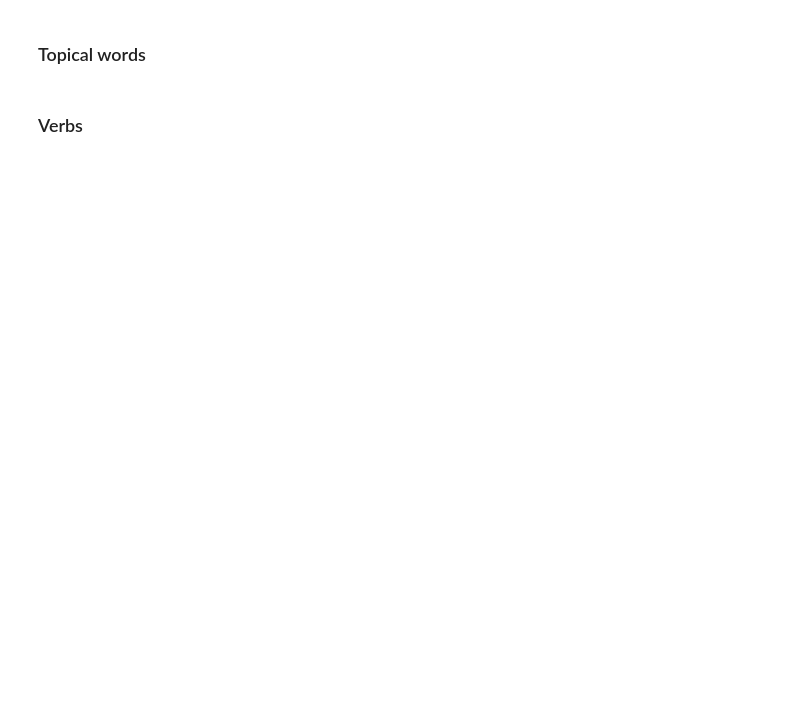
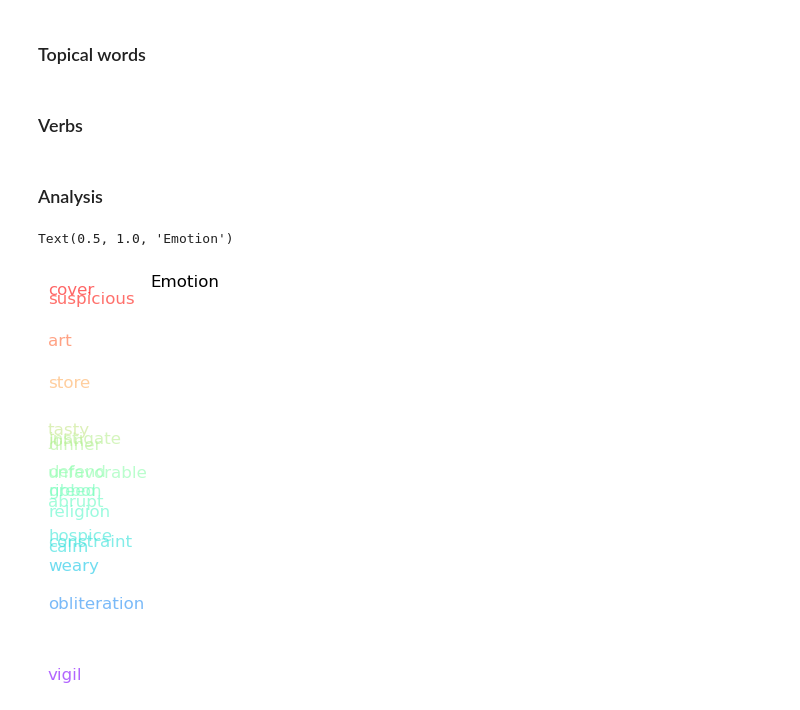
Before and after one commit to macs30122-winter24/final-project-chattbd, a Jupyter notebook: Text_analyzer.ipynb, the cells around one changed output. Drawn from its saved outputs; the diff is of its cells as text; code cells hidden in the pictures; blank space fills up the shorter version.

Commit message:
emotional and topical data preprocessed

```diff
--- a/Text_analyzer.ipynb
+++ b/Text_analyzer.ipynb
@@ -15,6 +15,29 @@ def dimension(model, positives, negatives):
 def makeDF(model, word_list):
     isr_pal = []
     for word in word_list:
-        isr_pal.append(sklearn.metrics.pairwise.cosine_similarity(model[word].reshape(1,-1), israel_palestine.reshape(1,-1))[0][0])
+        isr_pal.append(sklearn.metrics.pairwise.cosine_similarity(model[word].reshape(1,-1), israel_palestine_dim.reshape(1,-1))[0][0])
     df = pd.DataFrame({'Dimension': isr_pal}, index = word_list)
     return df
+
+def Coloring(Series):
+    x = Series.values
+    y = x-x.min()
+    z = y/y.max()
+    c = list(plt.cm.rainbow(z))
+    return c
+
+def PlotDimension(ax,df, dim):
+    ax.set_frame_on(False)
+    ax.set_title(dim, fontsize = 20)
+    colors = Coloring(df[dim])
+    for i, word in enumerate(df.index):
+        ax.annotate(word, (0, df[dim][i]), color = colors[i], alpha = 0.6, fontsize = 12)
+    MaxY = df[dim].max()
+    MinY = df[dim].min()
+    plt.ylim(MinY,MaxY)
+    plt.yticks(())
+    plt.xticks(())
+
+def assign_score (word, df):
+    if word in emotional_words_in_sm:
+        return df.loc[word]['Dimension']
@@ -68,3 +77,5 @@ verbs = []
 
 verbs_in_news = [word for word in verbs if word in news_model.wv.vocab]
 verbs_in_sm = [word for word in verbs if word in social_media_model.wv.vocab]
+# %% [markdown]
+### Analysis
@@ -79,0 +114,11 @@ projection_sm_verbs = makeDF(social_media_model, verbs_in_sm)
+# %%
+import matplotlib.pyplot as plt
+
+fig = plt.figure(figsize = (12,5))
+ax1 = fig.add_subplot(131)
+PlotDimension(ax1, EmotionDF, 'Dimension')
+#change title
+ax1.set_title('Emotion')
+# %% [output]
+Text(0.5, 1.0, 'Emotion')
+[figure, added]
```
Also changed, not shown: parts of 13 cells of this notebook.
